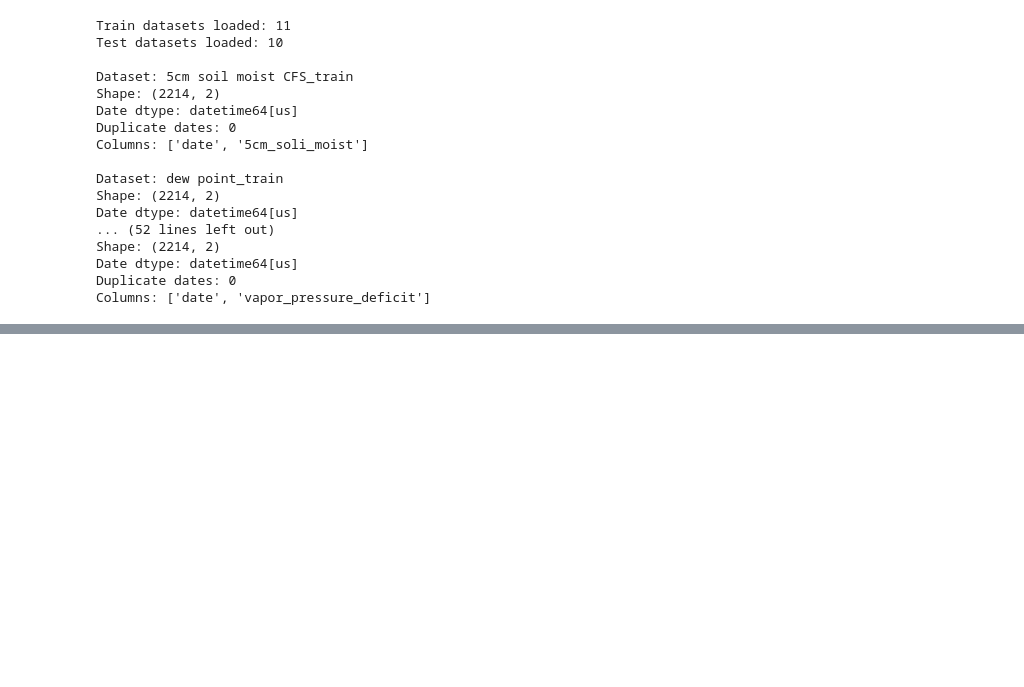
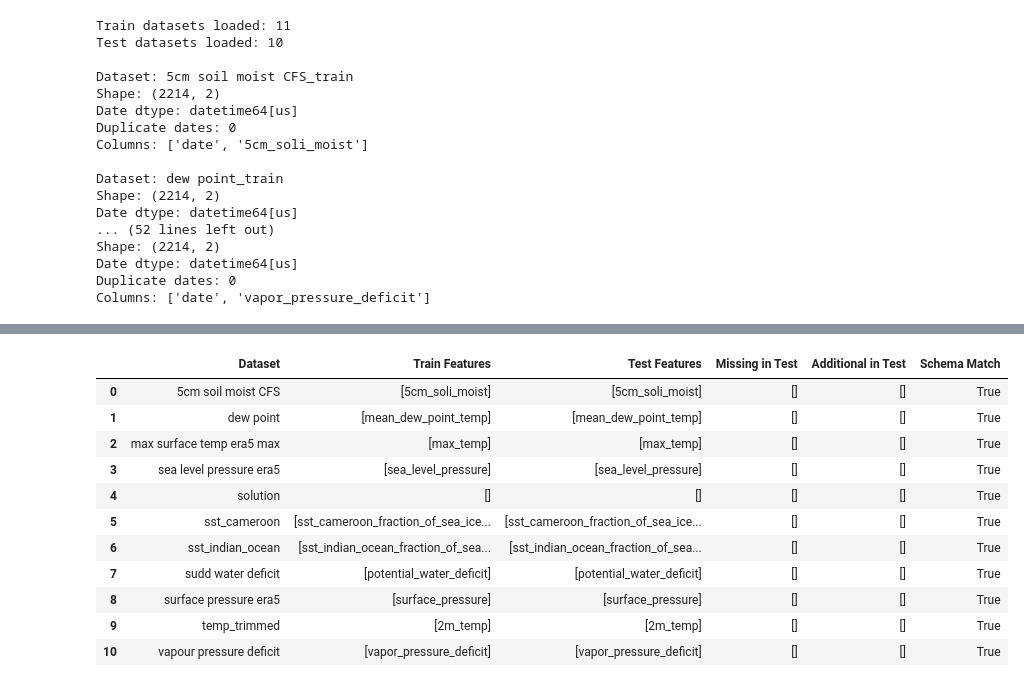
Before and after one commit to MosabOs/Dry-Spell-Prediction-ML, a Jupyter notebook: notebooks/01_dataset_understanding.ipynb, the cells around one changed output, grey strips where cells are left out. Saved outputs shown, nothing was run; the diff lists cells and outputs as text; code cells hidden in the pictures; blank space fills up the shorter version.

```diff
--- a/notebooks/01_dataset_understanding.ipynb
+++ b/notebooks/01_dataset_understanding.ipynb
@@ -997,0 +1084,64 @@ Columns: ['date', 'vapor_pressure_deficit']
+# %%
+# Compare Train and Test dataset schemas
+
+schema_comparison = []
+
+# Match Train and Test datasets using their filenames
+train_keys = {
+    name.replace("_train", ""): name
+    for name in train_datasets
+}
+
+test_keys = {
+    name.replace("_test", ""): name
+    for name in test_datasets
+}
+
+all_dataset_keys = sorted(set(train_keys) | set(test_keys))
+
+for dataset_key in all_dataset_keys:
+
+    train_name = train_keys.get(dataset_key)
+    test_name = test_keys.get(dataset_key)
+
+    train_columns = (
+        set(train_datasets[train_name].columns) - {"date", "dryspell_warn_7d"}
+        if train_name else set()
+    )
+
+    test_columns = (
+        set(test_datasets[test_name].columns) - {"date"}
+        if test_name else set()
+    )
+
+    missing_in_test = train_columns - test_columns
+    additional_in_test = test_columns - train_columns
+
+    schema_comparison.append({
+        "Dataset": dataset_key,
+        "Train Features": sorted(train_columns),
+        "Test Features": sorted(test_columns),
+        "Missing in Test": sorted(missing_in_test),
+        "Additional in Test": sorted(additional_in_test),
+        "Schema Match": (
+            missing_in_test == set()
+            and additional_in_test == set()
+        )
+    })
+
+schema_comparison_df = pd.DataFrame(schema_comparison)
+
+display(schema_comparison_df)
+# %% [output]
+|  | Dataset | Train Features | Test Features | Missing in Test | Additional in Test | Schema Match |
+| 0 | 5cm soil moist CFS | [5cm_soli_moist] | [5cm_soli_moist] | [] | [] | True |
+| 1 | dew point | [mean_dew_point_temp] | [mean_dew_point_temp] | [] | [] | True |
+| 2 | max surface temp era5 max | [max_temp] | [max_temp] | [] | [] | True |
+| 3 | sea level pressure era5 | [sea_level_pressure] | [sea_level_pressure] | [] | [] | True |
+| 4 | solution | [] | [] | [] | [] | True |
+| 5 | sst_cameroon | [sst_cameroon_fraction_of_sea_ice... | [sst_cameroon_fraction_of_sea_ice... | [] | [] | True |
+| 6 | sst_indian_ocean | [sst_indian_ocean_fraction_of_sea... | [sst_indian_ocean_fraction_of_sea... | [] | [] | True |
+| 7 | sudd water deficit | [potential_water_deficit] | [potential_water_deficit] | [] | [] | True |
+| 8 | surface pressure era5 | [surface_pressure] | [surface_pressure] | [] | [] | True |
+| 9 | temp_trimmed | [2m_temp] | [2m_temp] | [] | [] | True |
+| 10 | vapour pressure deficit | [vapor_pressure_deficit] | [vapor_pressure_deficit] | [] | [] | True |
```
Also changed, not shown: parts of 27 cells of this notebook, 2 other files.
